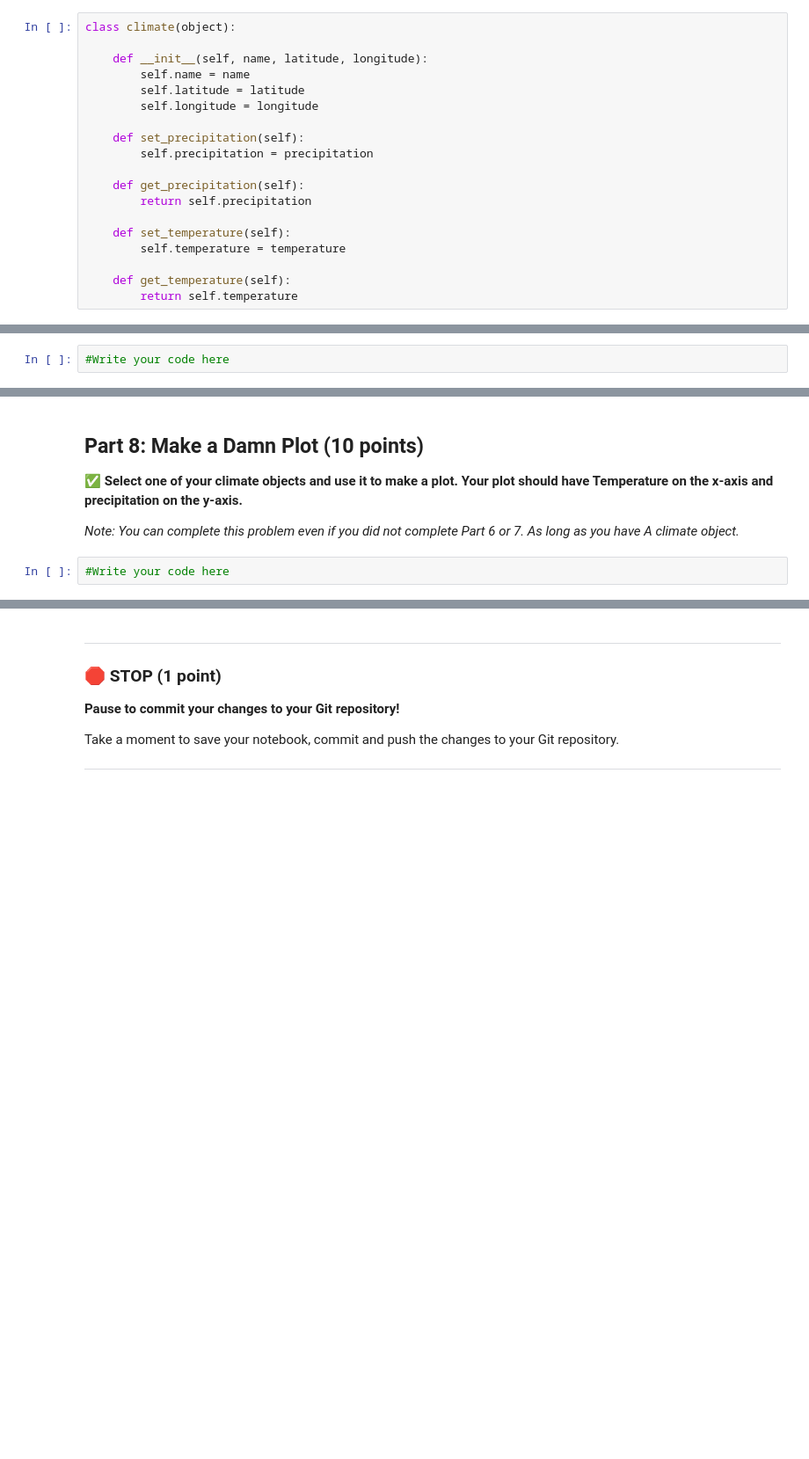
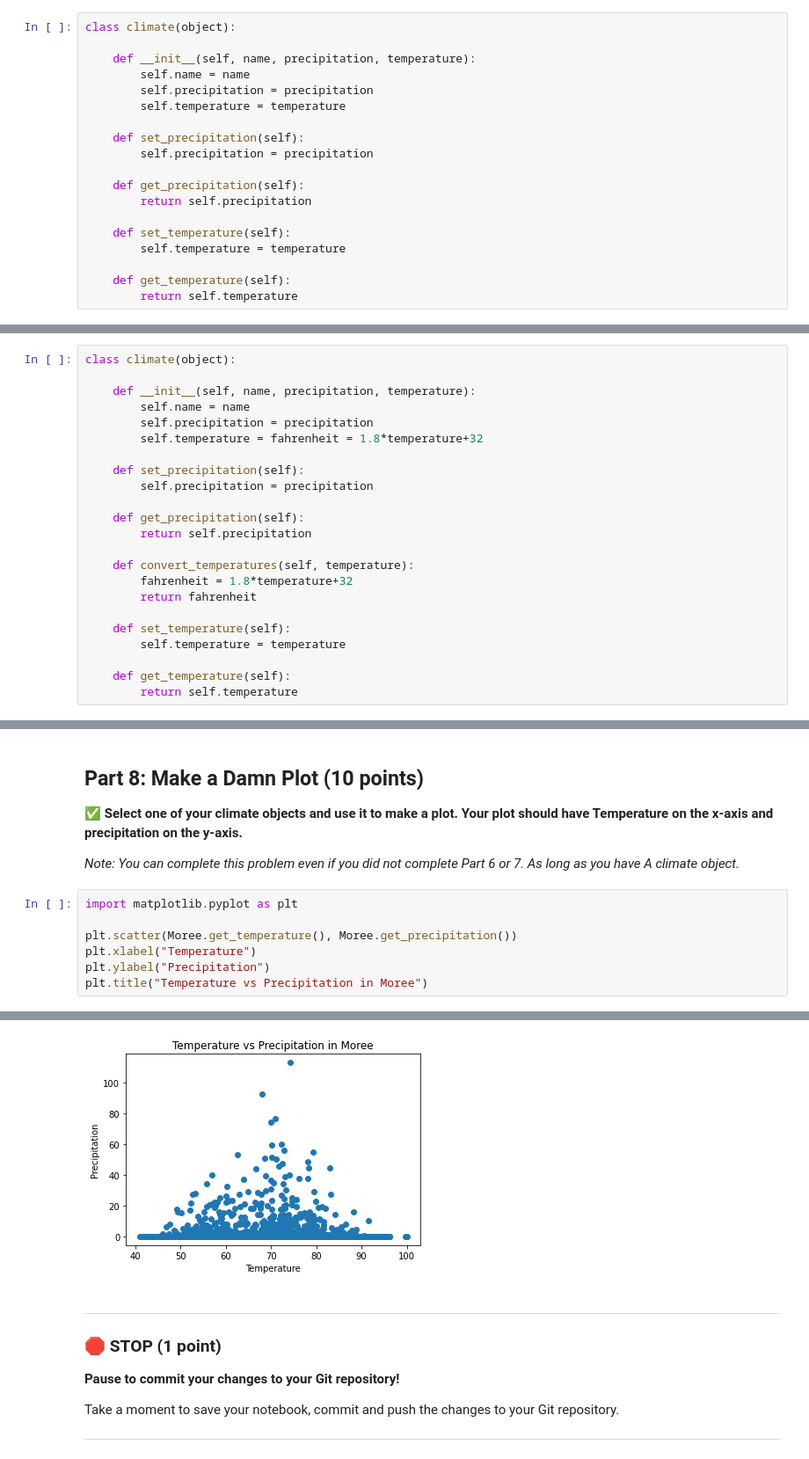
Before and after one commit to pascoela/CMSE202-s23-turnin, a Jupyter notebook: midterm/CMSE202_Midterm_003_Pascoe.ipynb, the cells around one changed output, grey strips where cells are left out. Shown at 88% size. Drawn from its saved outputs; the diff is of its cells as text; blank space fills up the shorter version.

Commit message:
part 6, 7, 8: building objects, updating the class, plotting

```diff
--- a/midterm/CMSE202_Midterm_003_Pascoe.ipynb
+++ b/midterm/CMSE202_Midterm_003_Pascoe.ipynb
@@ -153,10 +153,10 @@ The issue with this dataset is that it comes in two parts: the climate data and
 # %%
 class climate(object):
 
-    def __init__(self, name, latitude, longitude):
+    def __init__(self, name, precipitation, temperature):
         self.name = name
-        self.latitude = latitude
-        self.longitude = longitude
+        self.precipitation = precipitation
+        self.temperature = temperature
 
     def set_precipitation(self):
         self.precipitation = precipitation
@@ -196,7 +296,28 @@ Take a moment to save your notebook, commit  and push the changes to your Git re
 ### Part 7.2: Applying the Fix (4 points)
 &#9989; **Call your method within the constructor method (I.e., the `__init__` method), so that it automatically converts the temperature values as it creates a new `climate` object.**
 # %%
-#Write your code here
+class climate(object):
+
+    def __init__(self, name, precipitation, temperature):
+        self.name = name
+        self.precipitation = precipitation
+        self.temperature = fahrenheit = 1.8*temperature+32
+
+    def set_precipitation(self):
+        self.precipitation = precipitation
+
+    def get_precipitation(self):
+        return self.precipitation
+
+    def convert_temperatures(self, temperature):
+        fahrenheit = 1.8*temperature+32
+        return fahrenheit
+
+    def set_temperature(self):
+        self.temperature = temperature
+
+    def get_temperature(self):
+        return self.temperature
 # %% [markdown]
 ### Part 7.3: Rebuilding (4 points)
 &#9989; **Rerun your code from Part 6 to rebuild your objects with properly converted temperature values.**
@@ -209,4 +407,10 @@ Take a moment to save your notebook, commit  and push the changes to your Git re
 
 *Note: You can complete this problem even if you did not complete Part 6 or 7. As long as you have A climate object.*
 # %%
-#Write your code here
+import matplotlib.pyplot as plt
+
+plt.scatter(Moree.get_temperature(), Moree.get_precipitation())
+plt.xlabel("Temperature")
+plt.ylabel("Precipitation")
+plt.title("Temperature vs Precipitation in Moree")
+# %% [output]
@@ -213,3 +418,4 @@ Take a moment to save your notebook, commit  and push the changes to your Git re
+[figure, added]
 # %% [markdown]
 ---
 ### &#128721; STOP (1 point)
```
Also changed, not shown: parts of 6 cells of this notebook.
